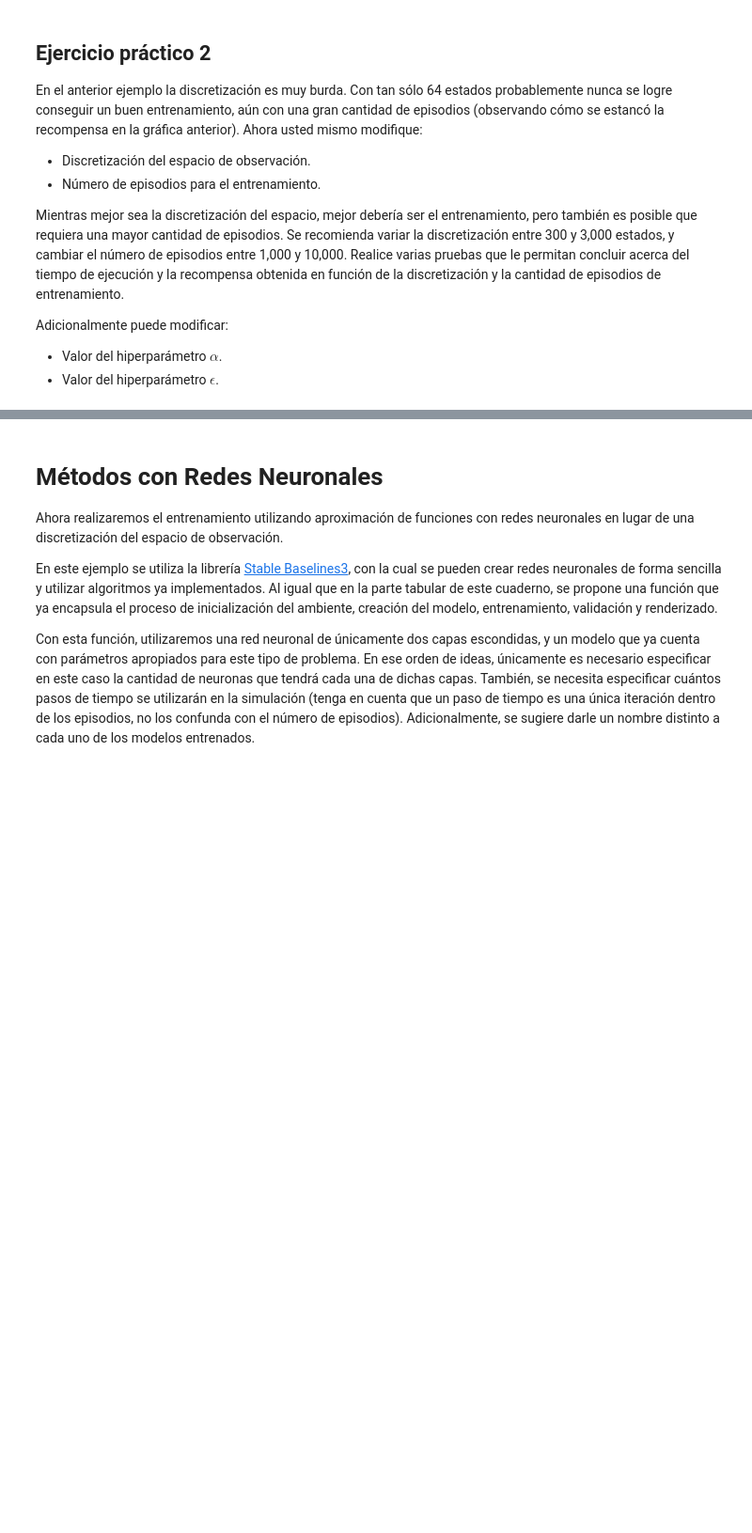
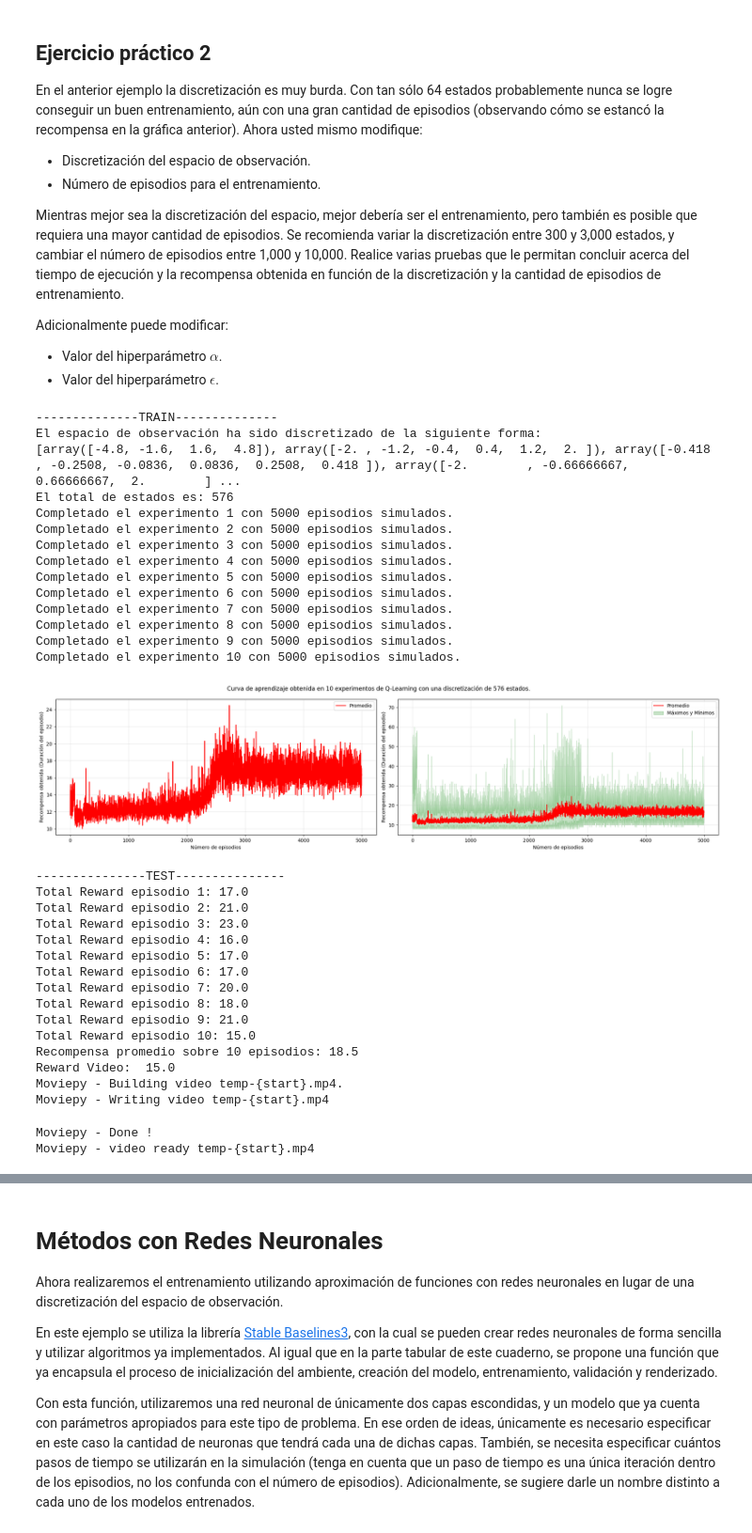
Before and after one commit to Tomas1307/reinforcement-learning, a Jupyter notebook: CLASE_9/DQN.ipynb, the cells around one changed output, grey strips where cells are left out. Shown at 94% size. Cells and saved outputs as stored; diff of their text form; code cells hidden in the pictures; blank space fills up the shorter version.

```diff
--- a/CLASE_9/DQN.ipynb
+++ b/CLASE_9/DQN.ipynb
@@ -364,10 +488,47 @@ Adicionalmente puede modificar:
 *   Valor del hiperparámetro $\alpha$.
 *   Valor del hiperparámetro $\epsilon$.
 # %%
-# Train y Test Q-Learning con discretización de X estados y X episodios por entrenamiento
-
+# Train y Test Q-Learning con discretización de 576 estados y 5000 episodios por entrenamiento
+# (4*6*6*4 = 576 estados — discretización media)
 # =====================================================
-# COMPLETAR ===========================================
-#
-
+Train_Test_QLearning(
+    divisions_per_variable=(4, 6, 6, 4),
+    number_of_experiments=10,
+    number_of_episodes=5000,
+    alpha=0.1,
+    epsilon=0.1
+)
 # =====================================================
+# %% [output]
+--------------TRAIN--------------
+El espacio de observación ha sido discretizado de la siguiente forma:
+[array([-4.8, -1.6,  1.6,  4.8]), array([-2. , -1.2, -0.4,  0.4,  1.2,  2. ]), array([-0.418 , -0.2508, -0.0836,  0.0836,  0.2508,  0.418 ]), array([-2.        , -0.66666667,  0.66666667,  2.        ] ...
+El total de estados es: 576
+Completado el experimento 1 con 5000 episodios simulados.
+Completado el experimento 2 con 5000 episodios simulados.
+Completado el experimento 3 con 5000 episodios simulados.
+Completado el experimento 4 con 5000 episodios simulados.
+Completado el experimento 5 con 5000 episodios simulados.
+Completado el experimento 6 con 5000 episodios simulados.
+Completado el experimento 7 con 5000 episodios simulados.
+Completado el experimento 8 con 5000 episodios simulados.
+Completado el experimento 9 con 5000 episodios simulados.
+Completado el experimento 10 con 5000 episodios simulados.
+[figure, added]
+---------------TEST---------------
+Total Reward episodio 1: 17.0
+Total Reward episodio 2: 21.0
+Total Reward episodio 3: 23.0
+Total Reward episodio 4: 16.0
+Total Reward episodio 5: 17.0
+Total Reward episodio 6: 17.0
+Total Reward episodio 7: 20.0
+Total Reward episodio 8: 18.0
+Total Reward episodio 9: 21.0
+Total Reward episodio 10: 15.0
+Recompensa promedio sobre 10 episodios: 18.5
+Reward Video:  15.0
+Moviepy - Building video temp-{start}.mp4.
+Moviepy - Writing video temp-{start}.mp4
+Moviepy - Done !
+Moviepy - video ready temp-{start}.mp4
```
Also changed, not shown: parts of 25 cells of this notebook, 33 other files.
